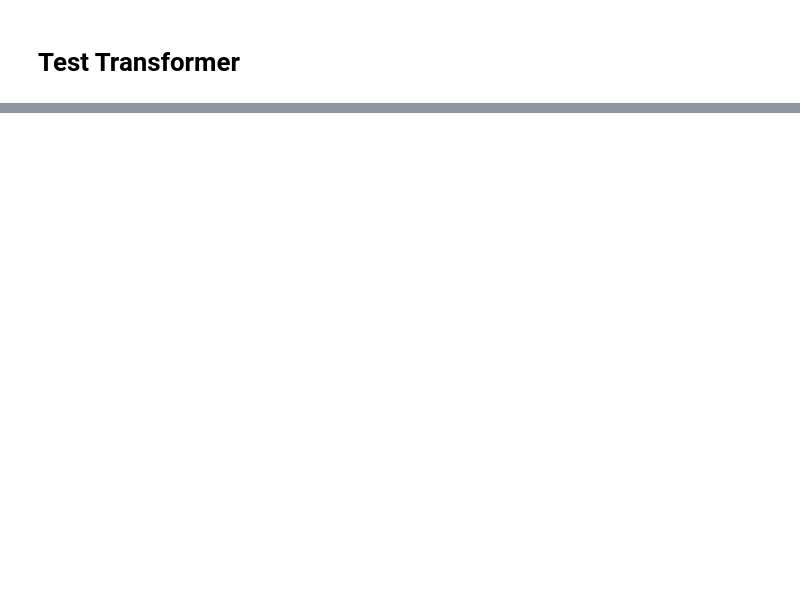
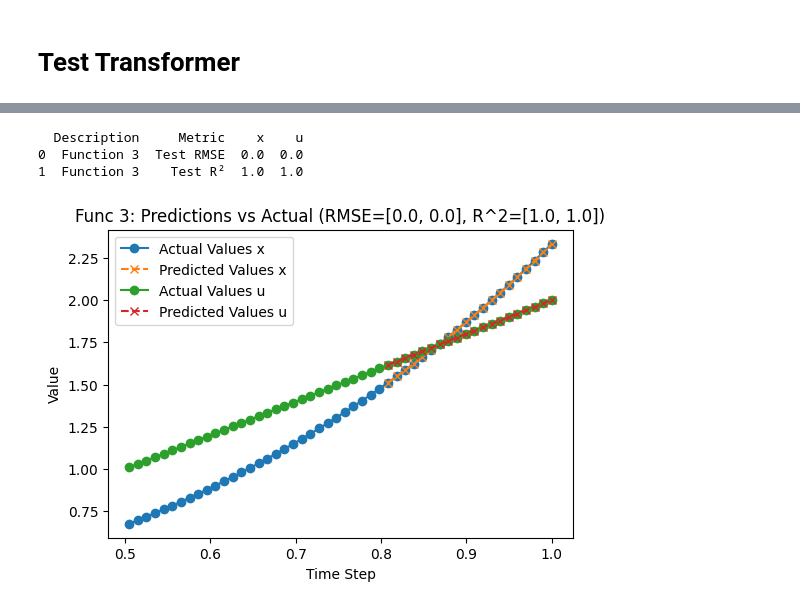
Before and after one commit to s-hallsworth/Transformer_Formulation, a Jupyter notebook: Optimal_Control_Toy/transformer2.ipynb, the cells around one changed output, grey strips where cells are left out. Saved outputs shown, nothing was run; the diff lists cells and outputs as text; code cells hidden in the pictures; blank space fills up the shorter version.

```diff
--- a/Optimal_Control_Toy/transformer2.ipynb
+++ b/Optimal_Control_Toy/transformer2.ipynb
@@ -320,5 +404,10 @@ plot_predictions_vs_actual(val_outputs[1].squeeze(0),test_array_tensor.transpose
 # %%
 #Metrics function 3
 
 rmse_r2(val_outputs[2].squeeze(0),y_test_tensor.transpose(1,2)[2,:,:], 'Function 3')
-plot_predictions_vs_actual(val_outputs[2].squeeze(0),test_array_tensor.transpose(1,2)[2,:,:], f'Func 3: Predictions vs Actual (RMSE={rmse}, R^2={r_squared})') #plot for x
+plot_predictions_vs_actual(val_outputs[2].squeeze(0),test_array_tensor[2,:,:], f'Func 3: Predictions vs Actual (RMSE={rmse}, R^2={r_squared})') #plot for x
+# %% [output]
+  Description     Metric    x    u
+0  Function 3  Test RMSE  0.0  0.0
+1  Function 3    Test R²  1.0  1.0
+[figure, added]
```
Also changed, not shown: parts of 14 cells of this notebook, 1 other file.
